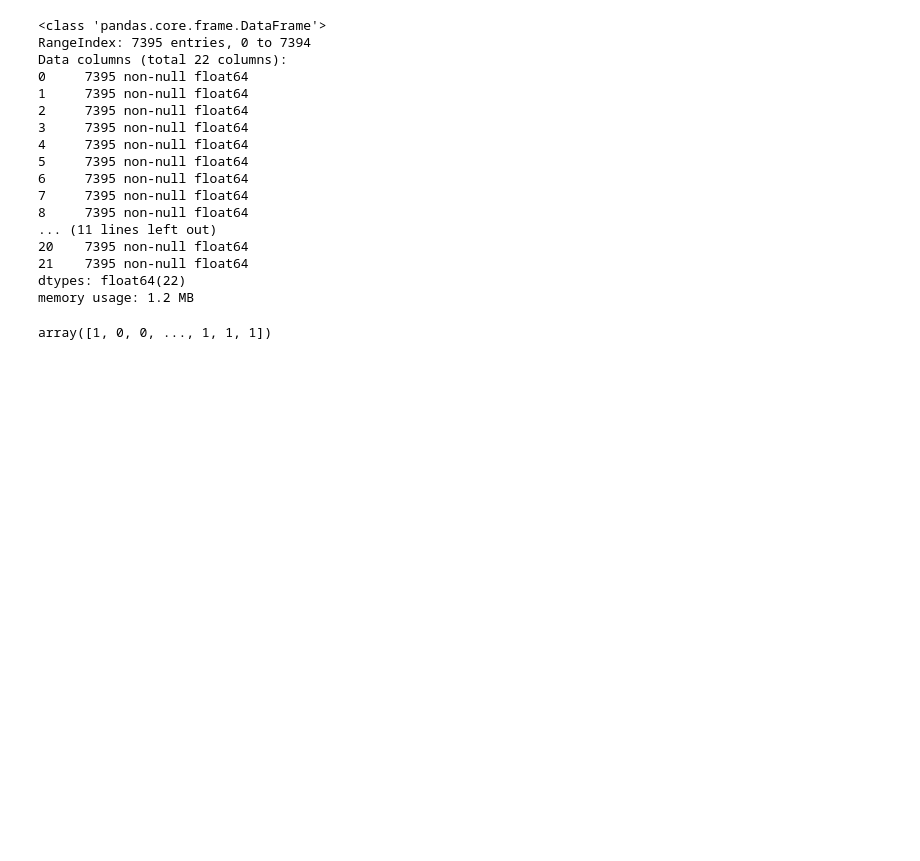
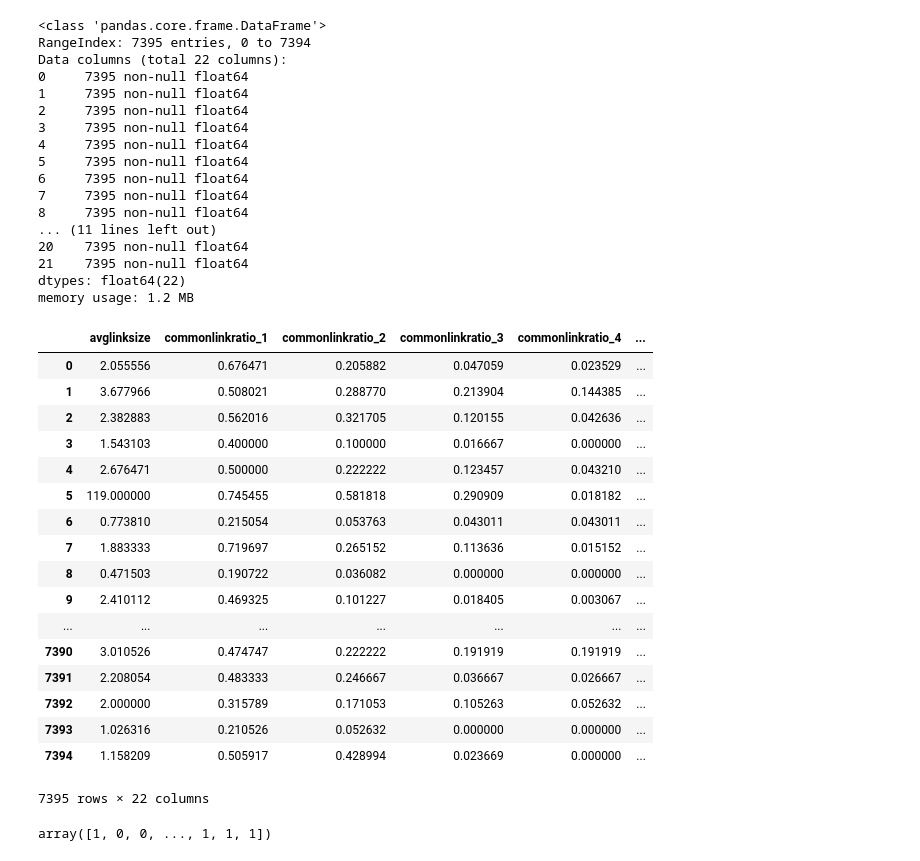
Before and after one commit to mrussell0/dsi-sea-week04-2.4, a Jupyter notebook: code/starter-code/starter-code.ipynb, the cells around one changed output. Saved outputs shown, nothing was run; the diff lists cells and outputs as text; code cells hidden in the pictures; blank space fills up the shorter version.

```diff
--- a/code/starter-code/starter-code.ipynb
+++ b/code/starter-code/starter-code.ipynb
@@ -133,6 +133,27 @@ from sklearn.cross_validation import train_test_split
 from sklearn.metrics import confusion_matrix
 from sklearn.metrics import accuracy_score
 from sklearn.metrics import classification_report
+# %%
+features
+# %% [output]
+|  | avglinksize | commonlinkratio_1 | commonlinkratio_2 | commonlinkratio_3 | commonlinkratio_4 | ... |
+| 0 | 2.055556 | 0.676471 | 0.205882 | 0.047059 | 0.023529 | ... |
+| 1 | 3.677966 | 0.508021 | 0.288770 | 0.213904 | 0.144385 | ... |
+| 2 | 2.382883 | 0.562016 | 0.321705 | 0.120155 | 0.042636 | ... |
+| 3 | 1.543103 | 0.400000 | 0.100000 | 0.016667 | 0.000000 | ... |
+| 4 | 2.676471 | 0.500000 | 0.222222 | 0.123457 | 0.043210 | ... |
+| 5 | 119.000000 | 0.745455 | 0.581818 | 0.290909 | 0.018182 | ... |
+| 6 | 0.773810 | 0.215054 | 0.053763 | 0.043011 | 0.043011 | ... |
+| 7 | 1.883333 | 0.719697 | 0.265152 | 0.113636 | 0.015152 | ... |
+| 8 | 0.471503 | 0.190722 | 0.036082 | 0.000000 | 0.000000 | ... |
+| 9 | 2.410112 | 0.469325 | 0.101227 | 0.018405 | 0.003067 | ... |
+| ... | ... | ... | ... | ... | ... | ... |
+| 7390 | 3.010526 | 0.474747 | 0.222222 | 0.191919 | 0.191919 | ... |
+| 7391 | 2.208054 | 0.483333 | 0.246667 | 0.036667 | 0.026667 | ... |
+| 7392 | 2.000000 | 0.315789 | 0.171053 | 0.105263 | 0.052632 | ... |
+| 7393 | 1.026316 | 0.210526 | 0.052632 | 0.000000 | 0.000000 | ... |
+| 7394 | 1.158209 | 0.505917 | 0.428994 | 0.023669 | 0.000000 | ... |
+7395 rows × 22 columns
 # %%
 X_train, X_test, Y_train, Y_test = train_test_split(features, target, test_size=0.33, random_state=10)
 # %%
```
Also changed, not shown: parts of 4 cells of this notebook.
